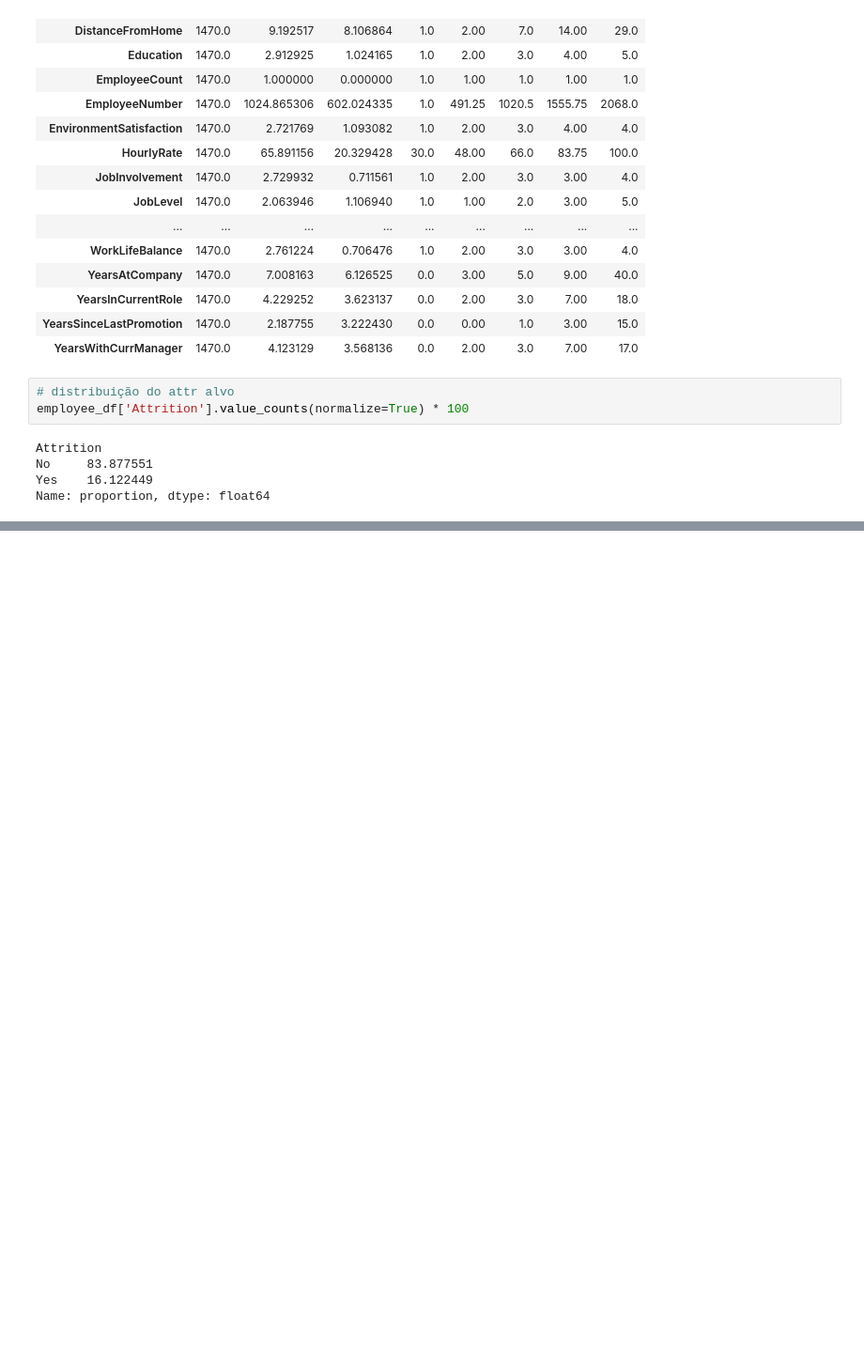
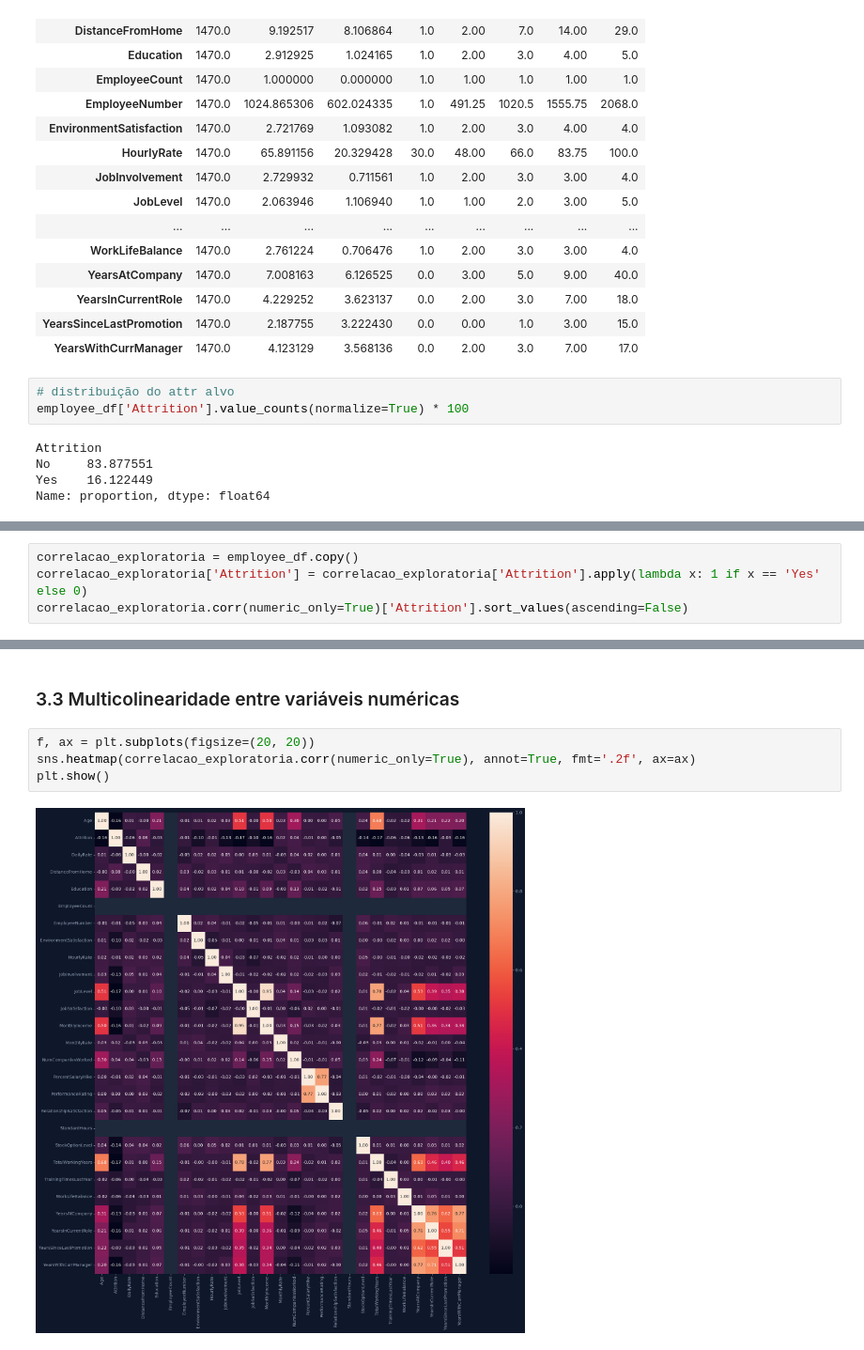
Before and after one commit to esscova/data-trivium, a Jupyter notebook: Machine Learning/Prevendo a rotatividade de funcionários/prevendo rotatividade de funcionários.ipynb, the cells around one changed output, grey strips where cells are left out. Shown at 94% size. Drawn from its saved outputs; the diff is of its cells as text; blank space fills up the shorter version.

```diff
--- a/Machine Learning/Prevendo a rotatividade de funcionários/prevendo rotatividade de funcionários.ipynb
+++ b/Machine Learning/Prevendo a rotatividade de funcionários/prevendo rotatividade de funcionários.ipynb
@@ -187,0 +206,4 @@ Name: proportion, dtype: float64
+# %%
+correlacao_exploratoria = employee_df.copy()
+correlacao_exploratoria['Attrition'] = correlacao_exploratoria['Attrition'].apply(lambda x: 1 if x == 'Yes' else 0)
+correlacao_exploratoria.corr(numeric_only=True)['Attrition'].sort_values(ascending=False)
@@ -187,0 +228,8 @@ Name: proportion, dtype: float64
+# %% [markdown]
+### 3.3 Multicolinearidade entre variáveis numéricas
+# %%
+f, ax = plt.subplots(figsize=(20, 20))
+sns.heatmap(correlacao_exploratoria.corr(numeric_only=True), annot=True, fmt='.2f', ax=ax)
+plt.show()
+# %% [output]
+[figure, added]
```
Also changed, not shown: parts of 40 cells of this notebook.
